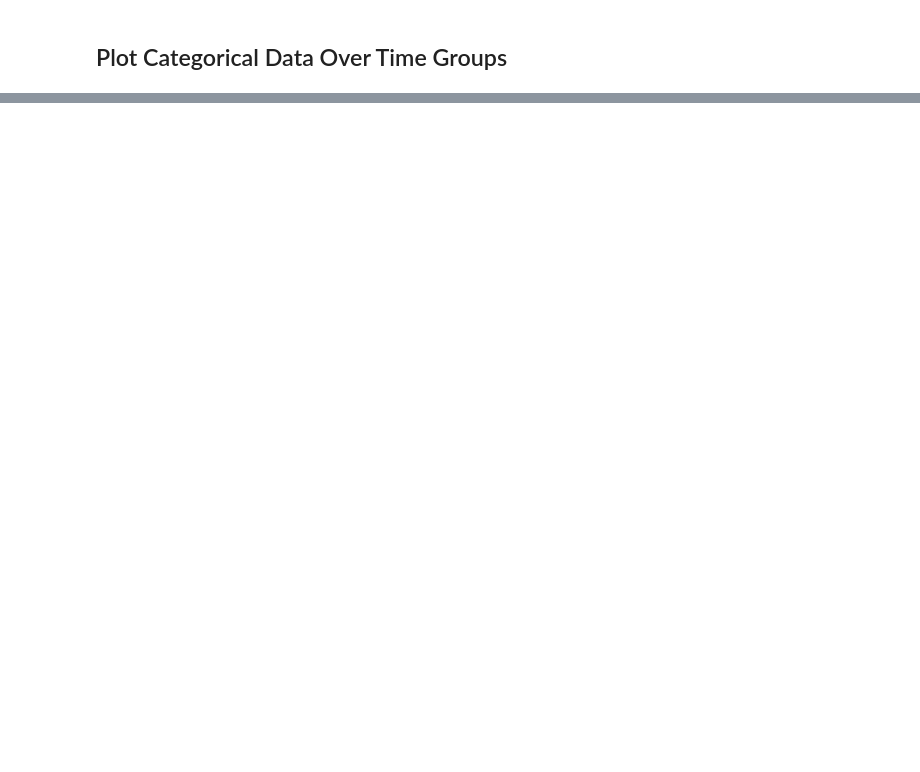
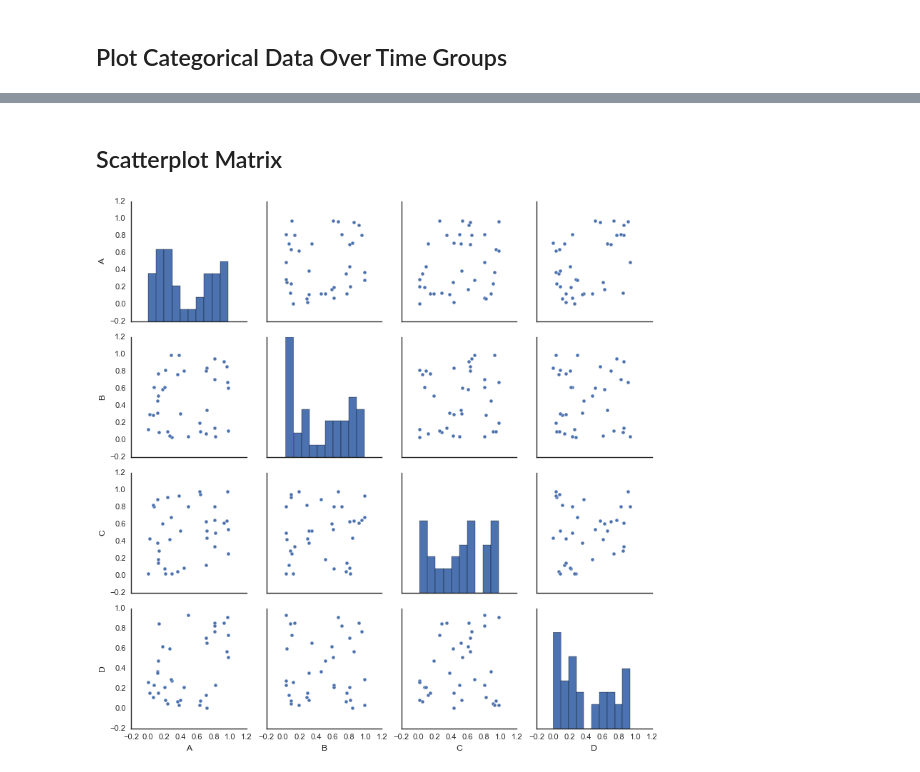
Before and after one commit to knanne/knanne.github.io, a Jupyter notebook: notebooks/pandas_visualization.ipynb, the cells around one changed output, grey strips where cells are left out. Cells and saved outputs as stored; diff of their text form; code cells hidden in the pictures; blank space fills up the shorter version.

```diff
--- a/notebooks/pandas_visualization.ipynb
+++ b/notebooks/pandas_visualization.ipynb
@@ -64,2 +112,0 @@ Group data over time periods. Refer to [Pandas Offset Aliases](http://pandas.pyd
-# %%
-df = df.groupby(pd.TimeGrouper('1A')).sum()
@@ -105,0 +146,7 @@ fig.savefig('category_volume_per_year_end.png', transparent=True, dpi=300, bbox_
+# %% [markdown]
+## Scatterplot Matrix
+# %%
+plot = sns.pairplot(df)
+plot.savefig('scatterplot_matrix')
+# %% [output]
+[figure, added]
```
Also changed, not shown: parts of 22 cells of this notebook, 8 other files.
